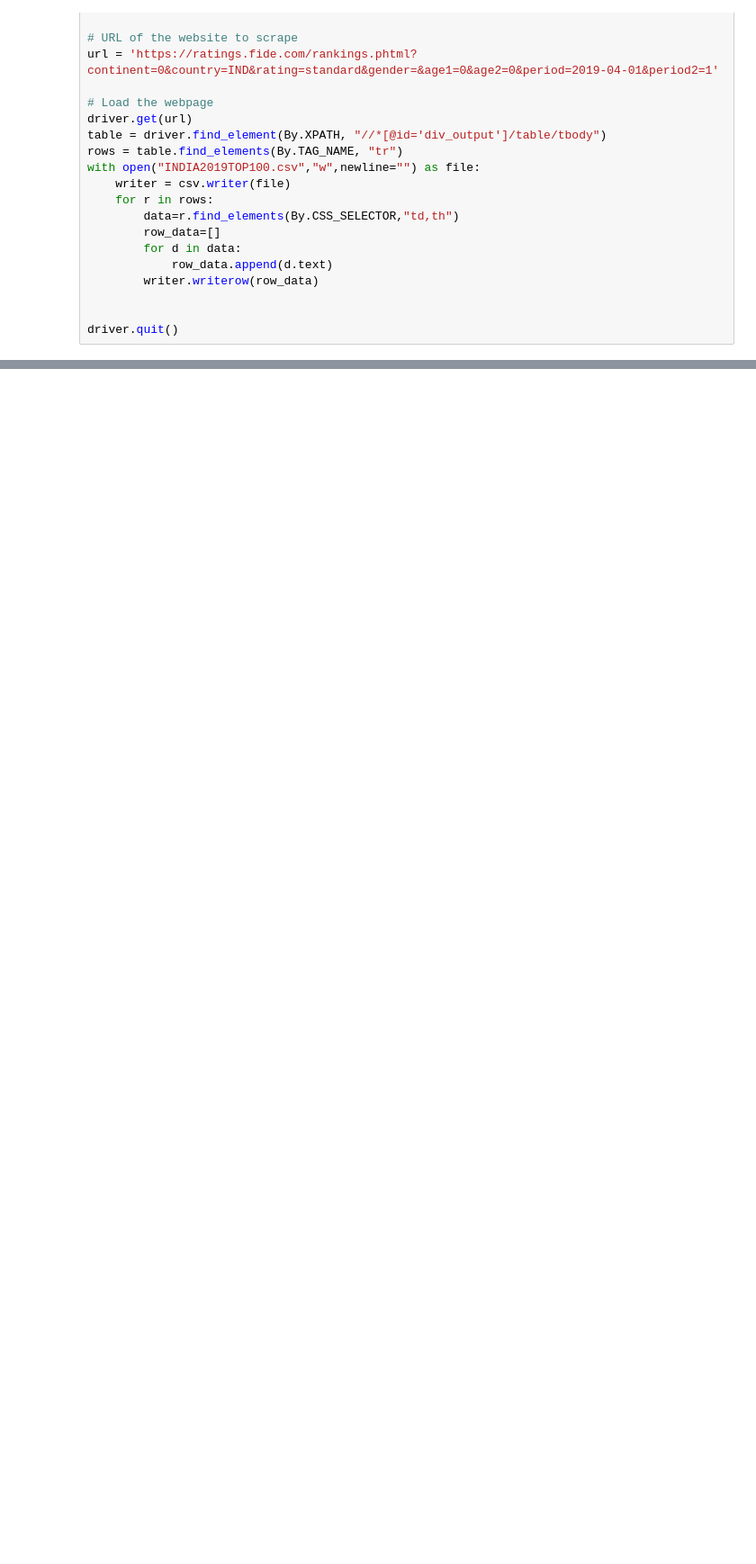
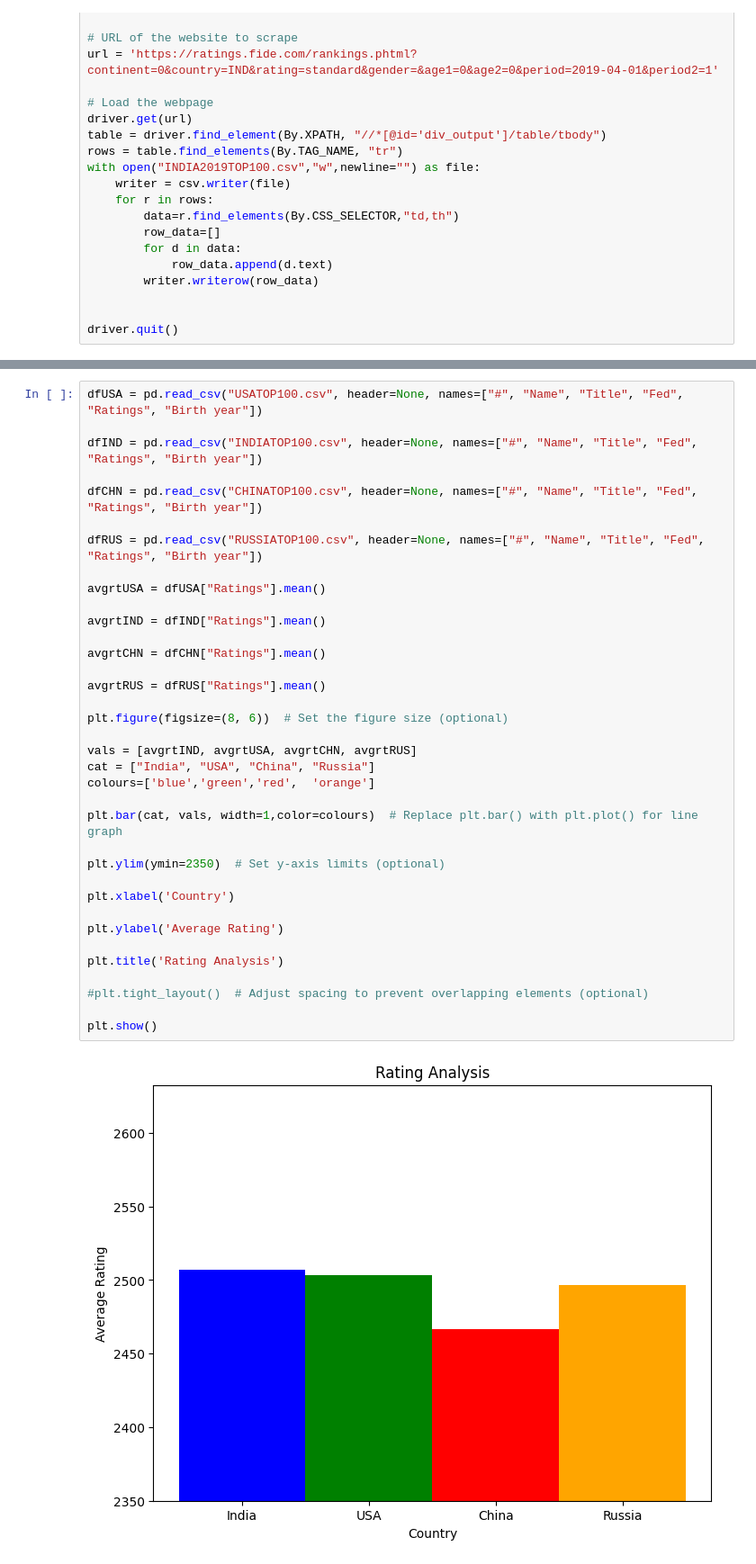
Before and after one commit to SathishAdithiyaaSV/Chess-Data-Analysis, a Jupyter notebook: Top100Open.ipynb, the cells around one changed output, grey strips where cells are left out. Shown at 90% size. Cells and saved outputs as stored; diff of their text form; blank space fills up the shorter version.

Commit message:
Added new bar graph

```diff
--- a/Top100Open.ipynb
+++ b/Top100Open.ipynb
@@ -145,3 +223,41 @@ driver.quit()
+# %%
+dfUSA = pd.read_csv("USATOP100.csv", header=None, names=["#", "Name", "Title", "Fed", "Ratings", "Birth year"])
+
+dfIND = pd.read_csv("INDIATOP100.csv", header=None, names=["#", "Name", "Title", "Fed", "Ratings", "Birth year"])
+
+dfCHN = pd.read_csv("CHINATOP100.csv", header=None, names=["#", "Name", "Title", "Fed", "Ratings", "Birth year"])
+
+dfRUS = pd.read_csv("RUSSIATOP100.csv", header=None, names=["#", "Name", "Title", "Fed", "Ratings", "Birth year"])
+
+avgrtUSA = dfUSA["Ratings"].mean()
+
+avgrtIND = dfIND["Ratings"].mean()
+
+avgrtCHN = dfCHN["Ratings"].mean()
+
+avgrtRUS = dfRUS["Ratings"].mean()
+
+plt.figure(figsize=(8, 6))  # Set the figure size (optional)
+
+vals = [avgrtIND, avgrtUSA, avgrtCHN, avgrtRUS]
+cat = ["India", "USA", "China", "Russia"]
+colours=['blue','green','red',  'orange']
+
+plt.bar(cat, vals, width=1,color=colours)  # Replace plt.bar() with plt.plot() for line graph
+
+plt.ylim(ymin=2350)  # Set y-axis limits (optional)
+
+plt.xlabel('Country')
+
+plt.ylabel('Average Rating')
+
+plt.title('Rating Analysis')
+
+#plt.tight_layout()  # Adjust spacing to prevent overlapping elements (optional)
+
+plt.show()
+# %% [output]
+[figure, added]
 # %%
 df1 = pd.read_csv("INDIATOP100.csv", header=None, names=["#", "Name", "Title", "Fed", "Ratings", "Birth year"])
 
```
Also changed, not shown: parts of 3 cells of this notebook, 3 other files.
